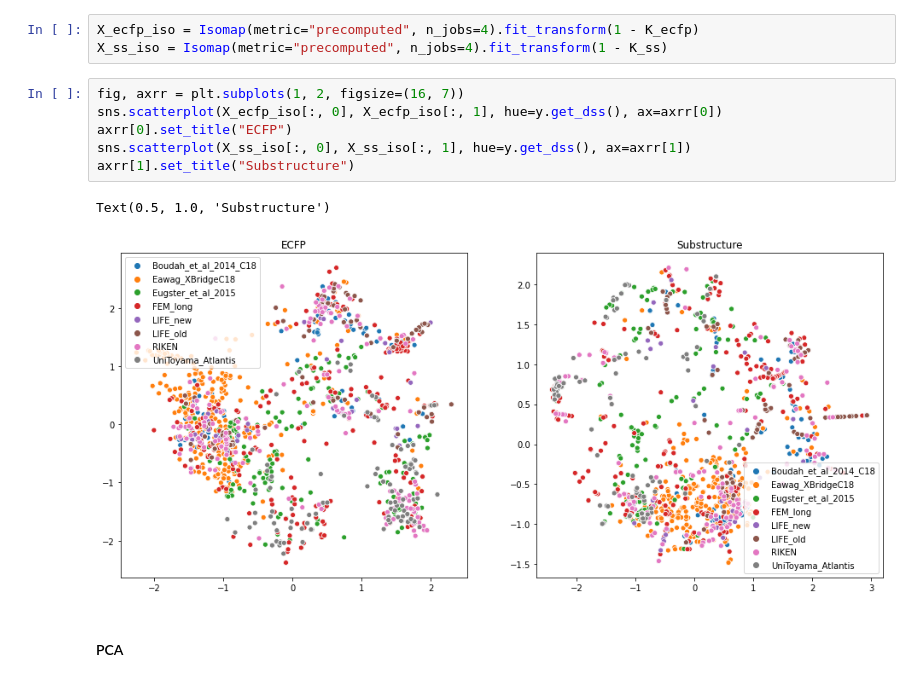
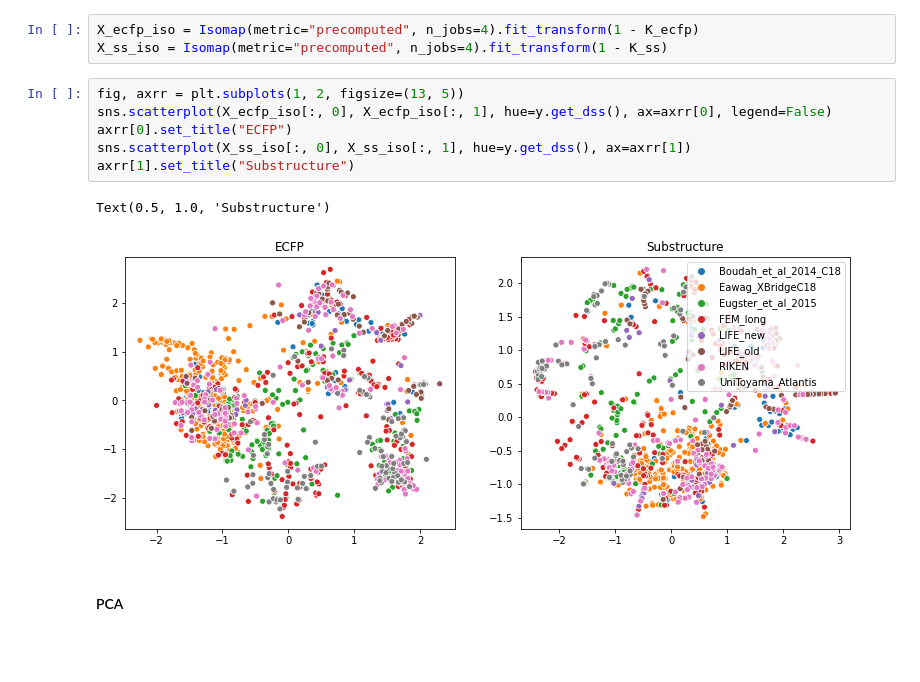
Before and after one commit to bachi55/rosvm, a Jupyter notebook: rosvm/ranksvm/tutorial/use_chromatographic_system_descriptors.ipynb, the cells around one changed output. Cells and saved outputs as stored; diff of their text form; blank space fills up the shorter version.

```diff
--- a/rosvm/ranksvm/tutorial/use_chromatographic_system_descriptors.ipynb
+++ b/rosvm/ranksvm/tutorial/use_chromatographic_system_descriptors.ipynb
@@ -93,14 +93,14 @@ Use both fingerprint representations show, that the chemical spaces of the diffe
 X_ecfp_iso = Isomap(metric="precomputed", n_jobs=4).fit_transform(1 - K_ecfp)
 X_ss_iso = Isomap(metric="precomputed", n_jobs=4).fit_transform(1 - K_ss)
 # %%
-fig, axrr = plt.subplots(1, 2, figsize=(16, 7))
-sns.scatterplot(X_ecfp_iso[:, 0], X_ecfp_iso[:, 1], hue=y.get_dss(), ax=axrr[0])
+fig, axrr = plt.subplots(1, 2, figsize=(13, 5))
+sns.scatterplot(X_ecfp_iso[:, 0], X_ecfp_iso[:, 1], hue=y.get_dss(), ax=axrr[0], legend=False)
 axrr[0].set_title("ECFP")
 sns.scatterplot(X_ss_iso[:, 0], X_ss_iso[:, 1], hue=y.get_dss(), ax=axrr[1])
 axrr[1].set_title("Substructure")
 # %% [output]
 Text(0.5, 1.0, 'Substructure')
-[figure, old version]
+[figure, new version]
 # %% [markdown]
 #### PCA
 # %%
```
Also changed, not shown: parts of 9 cells of this notebook.
